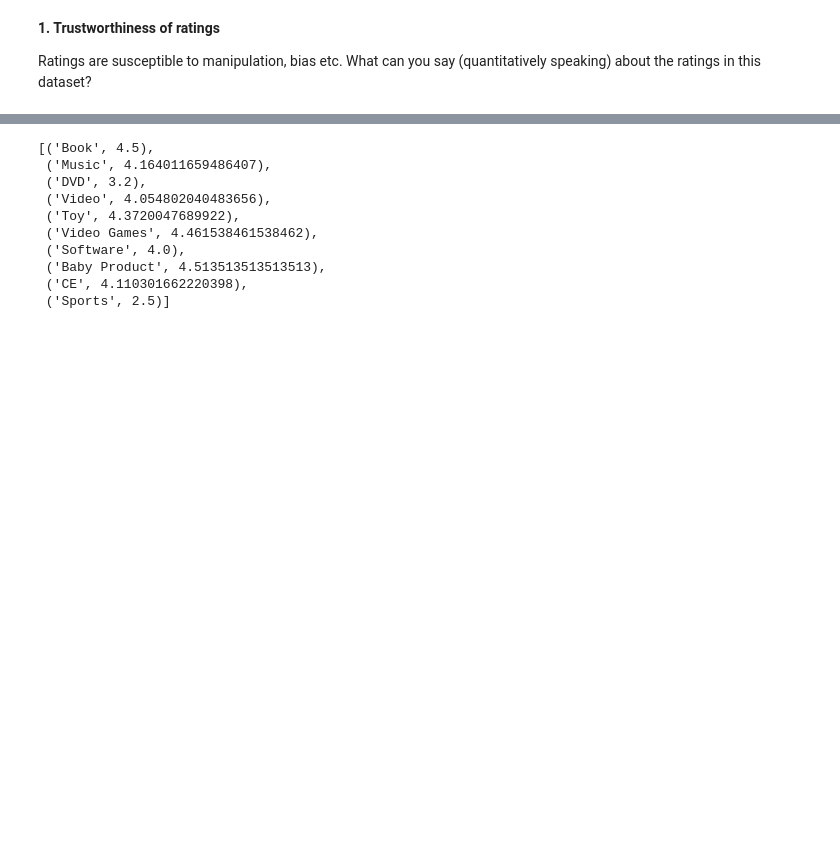
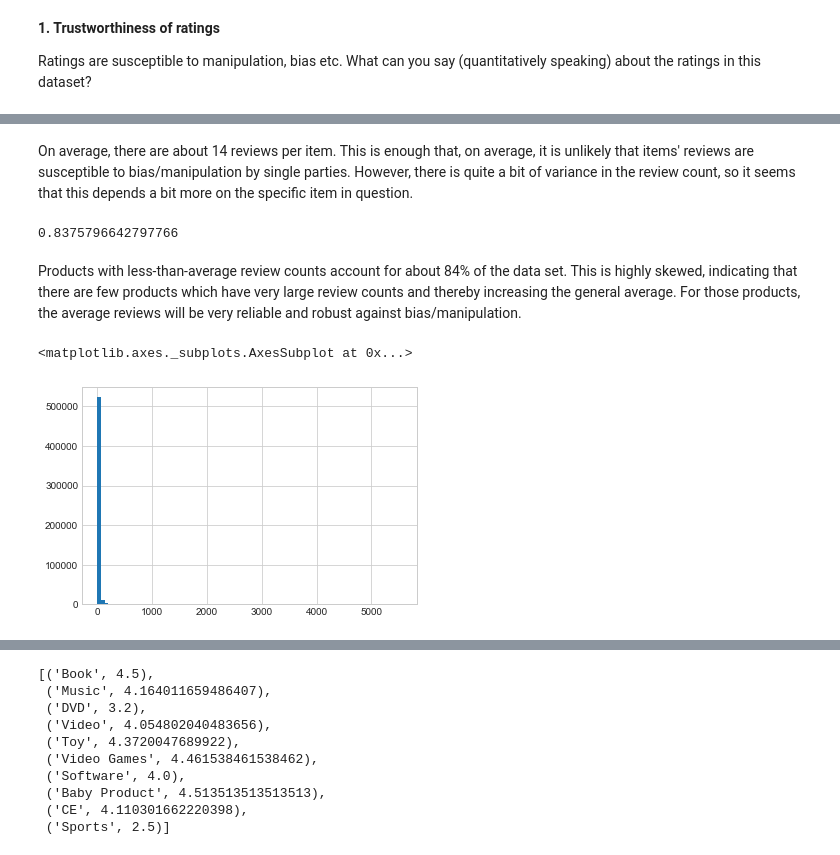
Before and after one commit to pandrewg/Mini-Projects, a Jupyter notebook: keepup amazon challenege/solution.ipynb, the cells around one changed output, grey strips where cells are left out. Saved outputs shown, nothing was run; the diff lists cells and outputs as text; code cells hidden in the pictures; blank space fills up the shorter version.

```diff
--- a/keepup amazon challenege/solution.ipynb
+++ b/keepup amazon challenege/solution.ipynb
@@ -273,0 +286,13 @@ Name: REVIEWS_COUNT, dtype: float64
+# %% [markdown]
+On average, there are about 14 reviews per item. This is enough that, on average, it is unlikely that items' reviews are susceptible to bias/manipulation by single parties. However, there is quite a bit of variance in the review count, so it seems that this depends a bit more on the specific item in question.
+# %%
+print(len(df[df.REVIEWS_COUNT<14.3])/len(df))
+# %% [output]
+0.8375796642797766
+# %% [markdown]
+Products with less-than-average review counts account for about 84% of the data set. This is highly skewed, indicating that there are few products which have very large review counts and thereby increasing the general average. For those products, the average reviews will be very reliable and robust against bias/manipulation.
+# %%
+df.REVIEWS_COUNT.hist(bins=80)
+# %% [output]
+<matplotlib.axes._subplots.AxesSubplot at 0x...>
+[figure, added]
```
Also changed, not shown: parts of 54 cells of this notebook.
